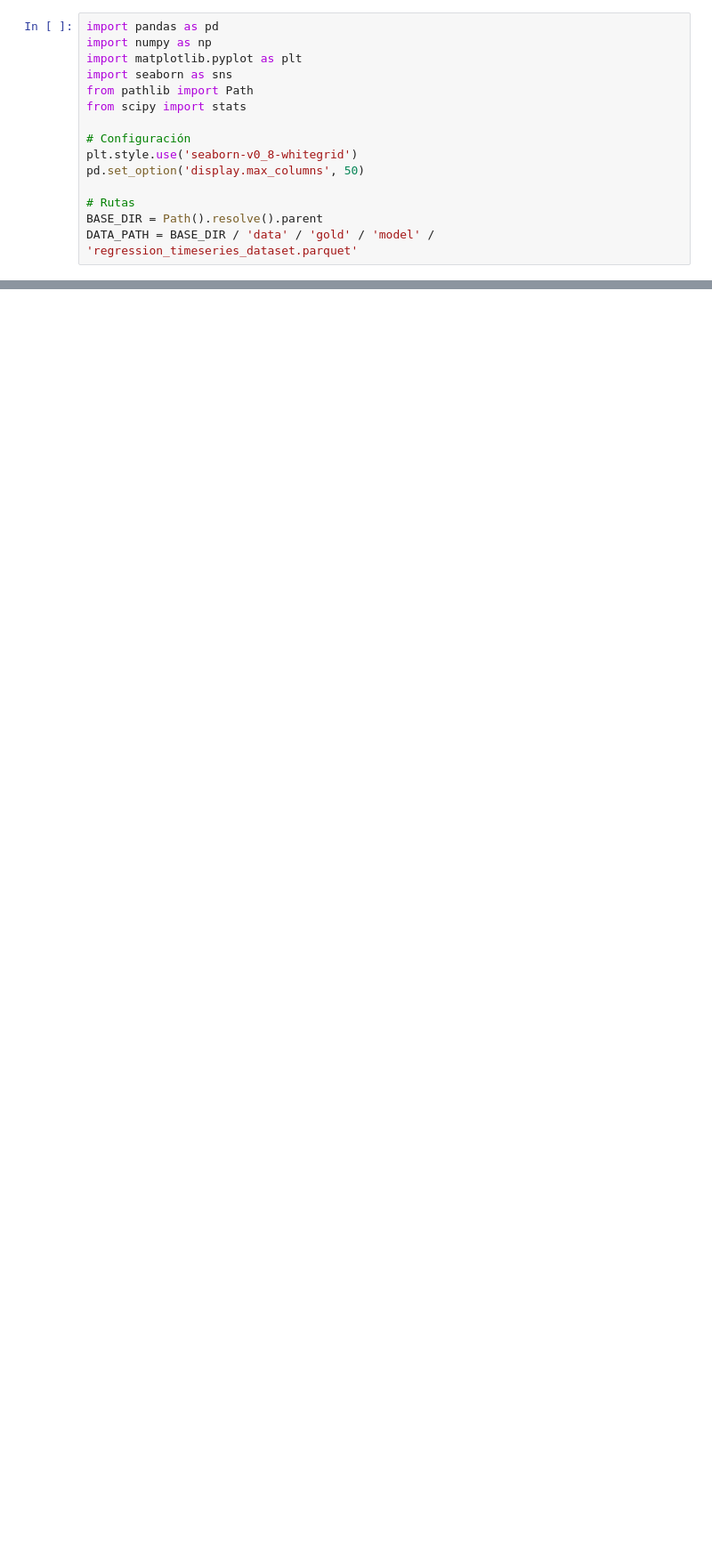
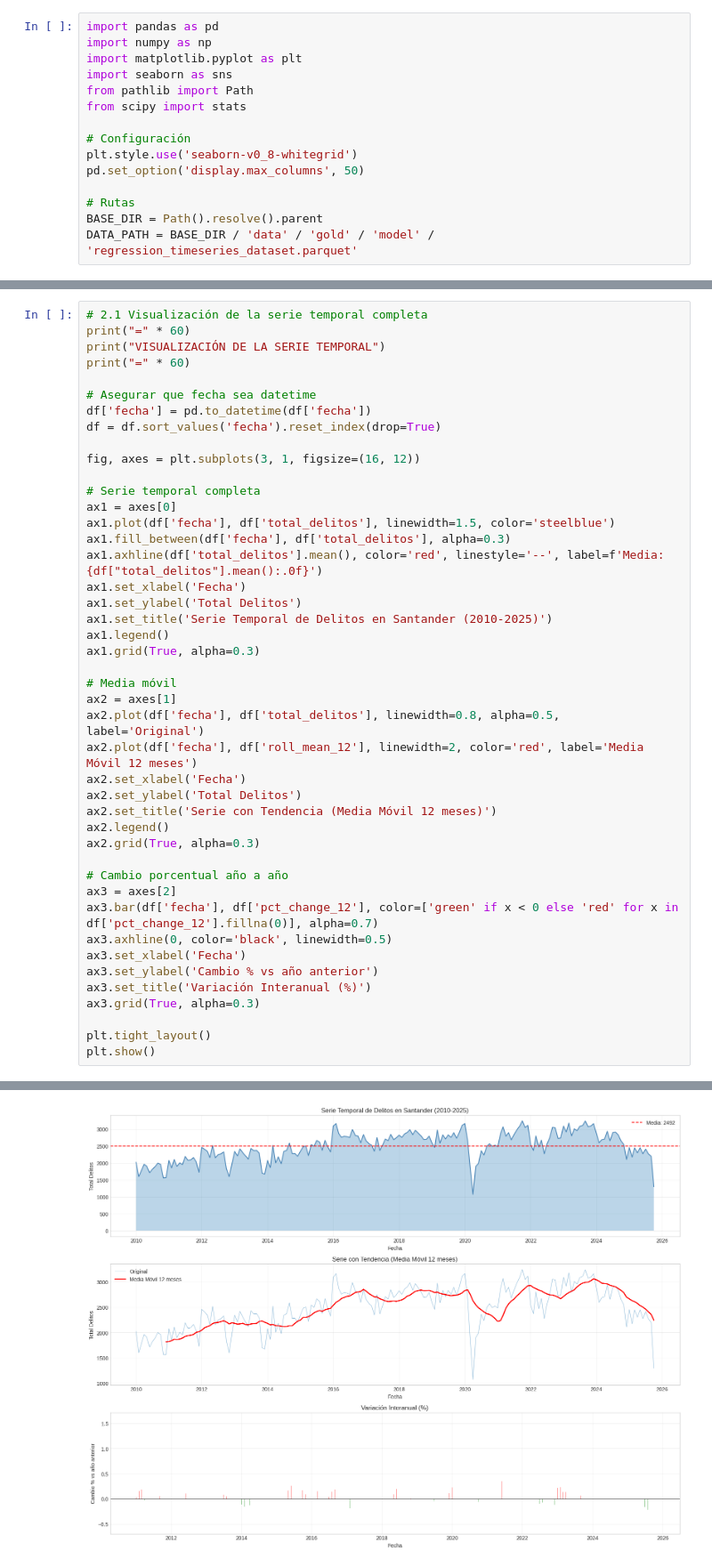
Before and after one commit to aluribes/Datos-al-Ecosistema, a Jupyter notebook: notebooks/05_eda_regression_timeseries.ipynb, the cells around one changed output, grey strips where cells are left out. Shown at 89% size. Cells and saved outputs as stored; diff of their text form; blank space fills up the shorter version.

```diff
--- a/notebooks/05_eda_regression_timeseries.ipynb
+++ b/notebooks/05_eda_regression_timeseries.ipynb
@@ -424,0 +110,45 @@ Dataset contiene:
+# %%
+# 2.1 Visualización de la serie temporal completa
+print("=" * 60)
+print("VISUALIZACIÓN DE LA SERIE TEMPORAL")
+print("=" * 60)
+
+# Asegurar que fecha sea datetime
+df['fecha'] = pd.to_datetime(df['fecha'])
+df = df.sort_values('fecha').reset_index(drop=True)
+
+fig, axes = plt.subplots(3, 1, figsize=(16, 12))
+
+# Serie temporal completa
+ax1 = axes[0]
+ax1.plot(df['fecha'], df['total_delitos'], linewidth=1.5, color='steelblue')
+ax1.fill_between(df['fecha'], df['total_delitos'], alpha=0.3)
+ax1.axhline(df['total_delitos'].mean(), color='red', linestyle='--', label=f'Media: {df["total_delitos"].mean():.0f}')
+ax1.set_xlabel('Fecha')
+ax1.set_ylabel('Total Delitos')
+ax1.set_title('Serie Temporal de Delitos en Santander (2010-2025)')
+ax1.legend()
+ax1.grid(True, alpha=0.3)
+
+# Media móvil
+ax2 = axes[1]
+ax2.plot(df['fecha'], df['total_delitos'], linewidth=0.8, alpha=0.5, label='Original')
+ax2.plot(df['fecha'], df['roll_mean_12'], linewidth=2, color='red', label='Media Móvil 12 meses')
+ax2.set_xlabel('Fecha')
+ax2.set_ylabel('Total Delitos')
+ax2.set_title('Serie con Tendencia (Media Móvil 12 meses)')
+ax2.legend()
+ax2.grid(True, alpha=0.3)
+
+# Cambio porcentual año a año
+ax3 = axes[2]
+ax3.bar(df['fecha'], df['pct_change_12'], color=['green' if x < 0 else 'red' for x in df['pct_change_12'].fillna(0)], alpha=0.7)
+ax3.axhline(0, color='black', linewidth=0.5)
+ax3.set_xlabel('Fecha')
+ax3.set_ylabel('Cambio % vs año anterior')
+ax3.set_title('Variación Interanual (%)')
+ax3.grid(True, alpha=0.3)
+
+plt.tight_layout()
+plt.show()
+# %% [output]
@@ -424,0 +158 @@ Dataset contiene:
+[figure, added]
```
Also changed, not shown: parts of 44 cells of this notebook, 9 other files.
